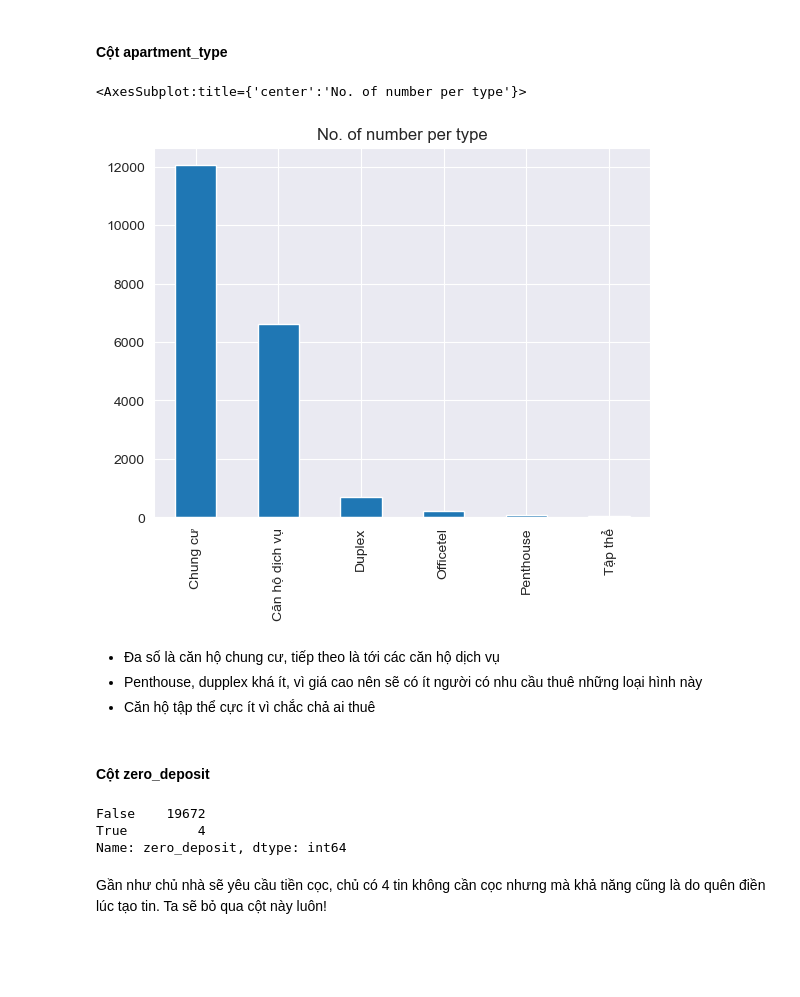
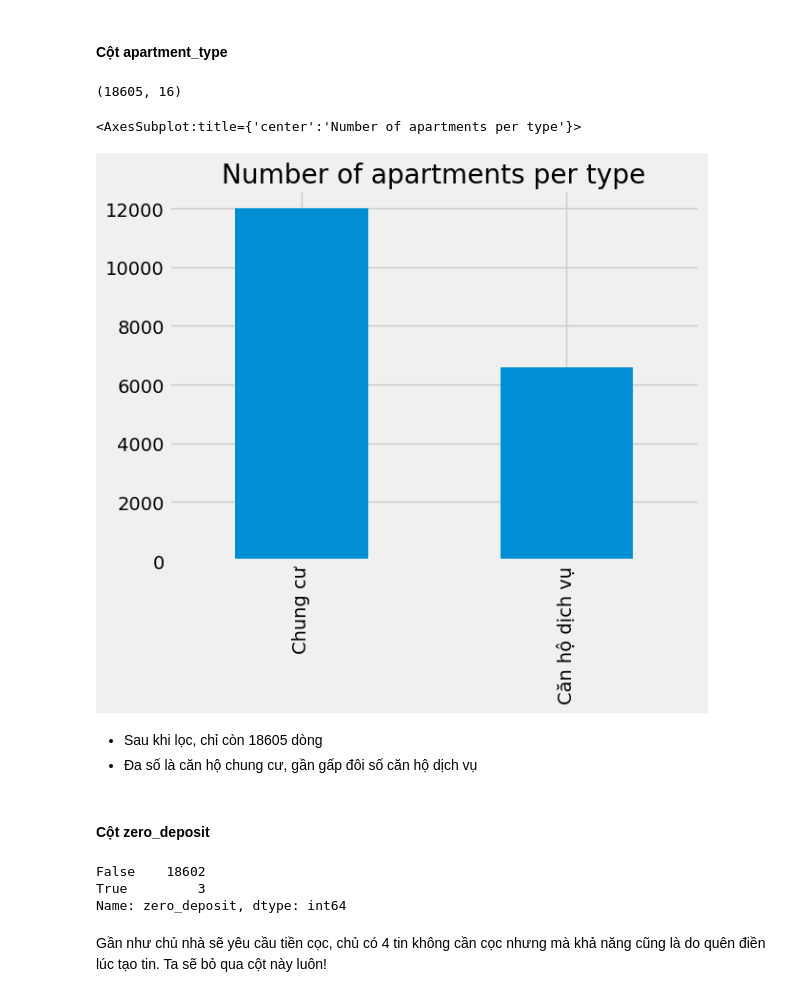
Before and after one commit to vanhung4499/p4ds-final, a Jupyter notebook: final.ipynb, the cells around one changed output. Drawn from its saved outputs; the diff is of its cells as text; code cells hidden in the pictures; blank space fills up the shorter version.

```diff
--- a/final.ipynb
+++ b/final.ipynb
@@ -34,6 +33,7 @@ from matplotlib import pyplot as plt
 import seaborn as sns
 # %%
 DATA_CSV = './data/hcm-apartment-rent-data.csv'
+plt.style.use("fivethirtyeight")
 # %% [markdown]
 ## 1. Thu thập dữ liệu
 # %% [markdown]
@@ -209,0 +217,5 @@ apartment_df[numeric_cols].describe()
+# %%
+index = apartment_df[(apartment_df['price'] < 500000) | (apartment_df['price'] > 100000000) | (apartment_df['size'] < 10)].index
+apartment_df.drop(index, inplace=True)
+
+apartment_df.shape
@@ -248,23 +260,27 @@ apartment_df = apartment_df.drop(['owner'], axis=1)
 # %% [markdown]
 #### Cột **apartment_type**
 # %%
+apartment_df = apartment_df[(apartment_df['apartment_type'] == 'Chung cư') | (apartment_df['apartment_type'] == 'Căn hộ dịch vụ')]
+
+print(apartment_df.shape)
+
 type = apartment_df['apartment_type'].value_counts()
 
-type.plot.bar(title="No. of number per type")
+type.plot.bar(title="Number of apartments per type")
 # %% [output]
-<AxesSubplot:title={'center':'No. of number per type'}>
+(18605, 16)
+<AxesSubplot:title={'center':'Number of apartments per type'}>
-[figure, old version]
+[figure, new version]
-# %% [markdown]
-+ Đa số là căn hộ chung cư, tiếp theo là tới các căn hộ dịch vụ
-+ Penthouse, dupplex khá ít, vì giá cao nên sẽ có ít người có nhu cầu thuê những loại hình này
-+ Căn hộ tập thể cực ít vì chắc chả ai thuê
+# %% [markdown]
++ Sau khi lọc, chỉ còn 18605 dòng
++ Đa số là căn hộ chung cư, gần gấp đôi số căn hộ dịch vụ
 # %% [markdown]
 #### Cột **zero_deposit**
 # %%
 apartment_df['zero_deposit'].value_counts()
 # %% [output]
-False    19672
-True         4
+False    18602
+True         3
 Name: zero_deposit, dtype: int64
 # %% [markdown]
 Gần như chủ nhà sẽ yêu cầu tiền cọc, chủ có 4 tin không cần cọc nhưng mà khả năng cũng là do quên điền lúc tạo tin. Ta sẽ bỏ qua cột này luôn!
```
Also changed, not shown: parts of 56 cells of this notebook, 3 other files.
